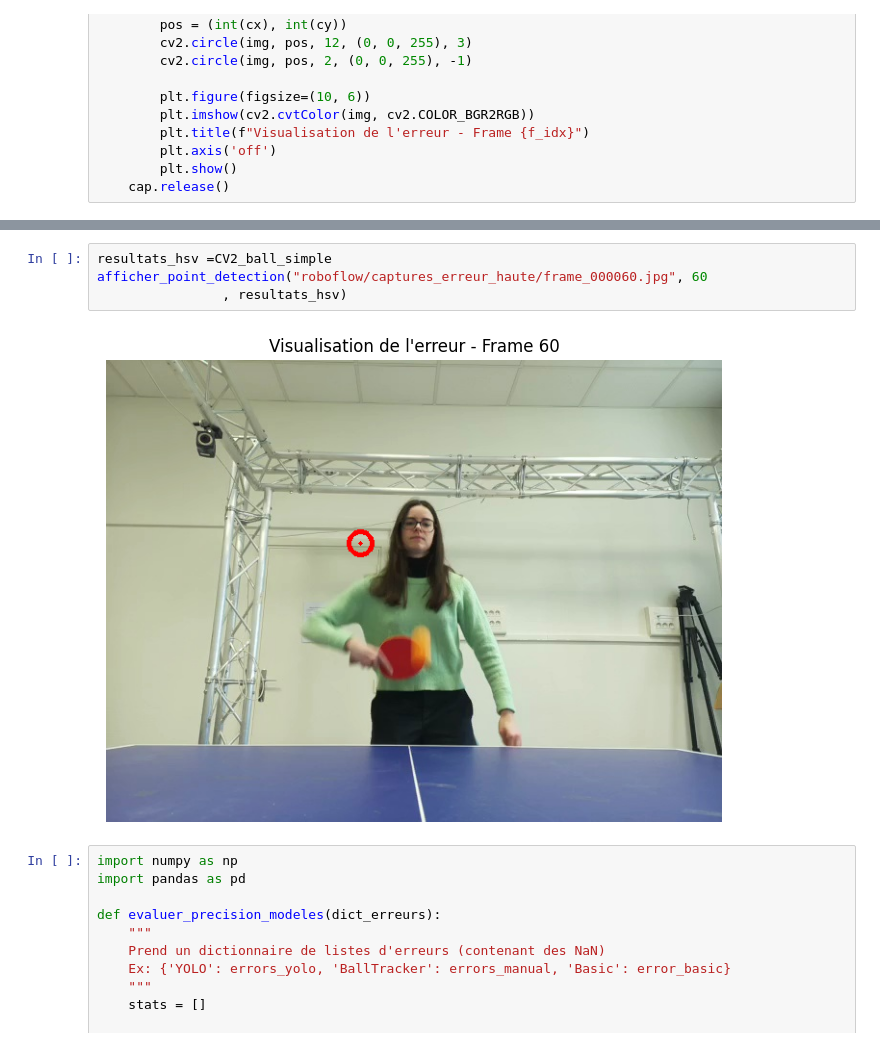
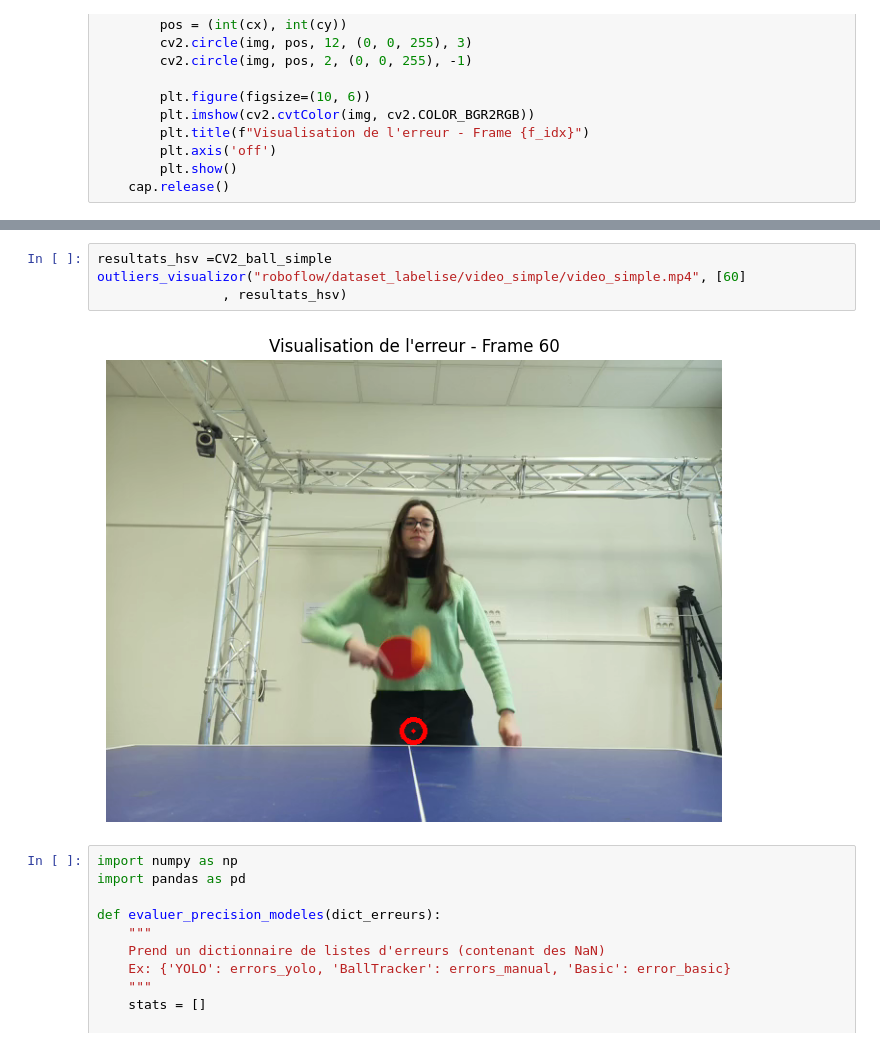
Before and after one commit to wanguistyle/PingPongTracking, a Jupyter notebook: metrics.ipynb, the cells around one changed output, grey strips where cells are left out. Saved outputs shown, nothing was run; the diff lists cells and outputs as text.

```diff
--- a/metrics.ipynb
+++ b/metrics.ipynb
@@ -471,9 +438,9 @@ def afficher_point_detection(chemin_image, num_frame, liste_resultats):
 # %%
 resultats_hsv =CV2_ball_simple
-afficher_point_detection("roboflow/captures_erreur_haute/frame_000060.jpg", 60
+outliers_visualizor("roboflow/dataset_labelise/video_simple/video_simple.mp4", [60]
                 , resultats_hsv)
 # %% [output]
-[figure, old version]
+[figure, new version]
 # %%
 import numpy as np
 import pandas as pd
```
Also changed, not shown: parts of 5 cells of this notebook.
